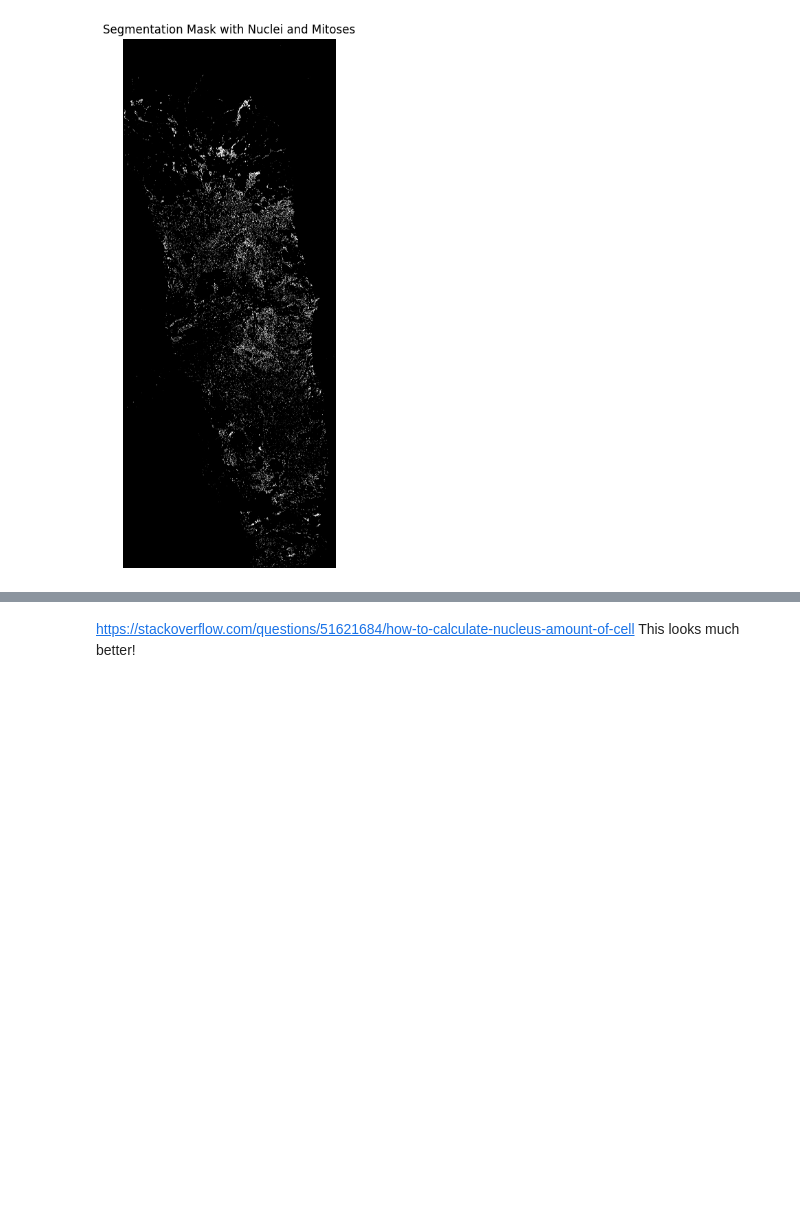
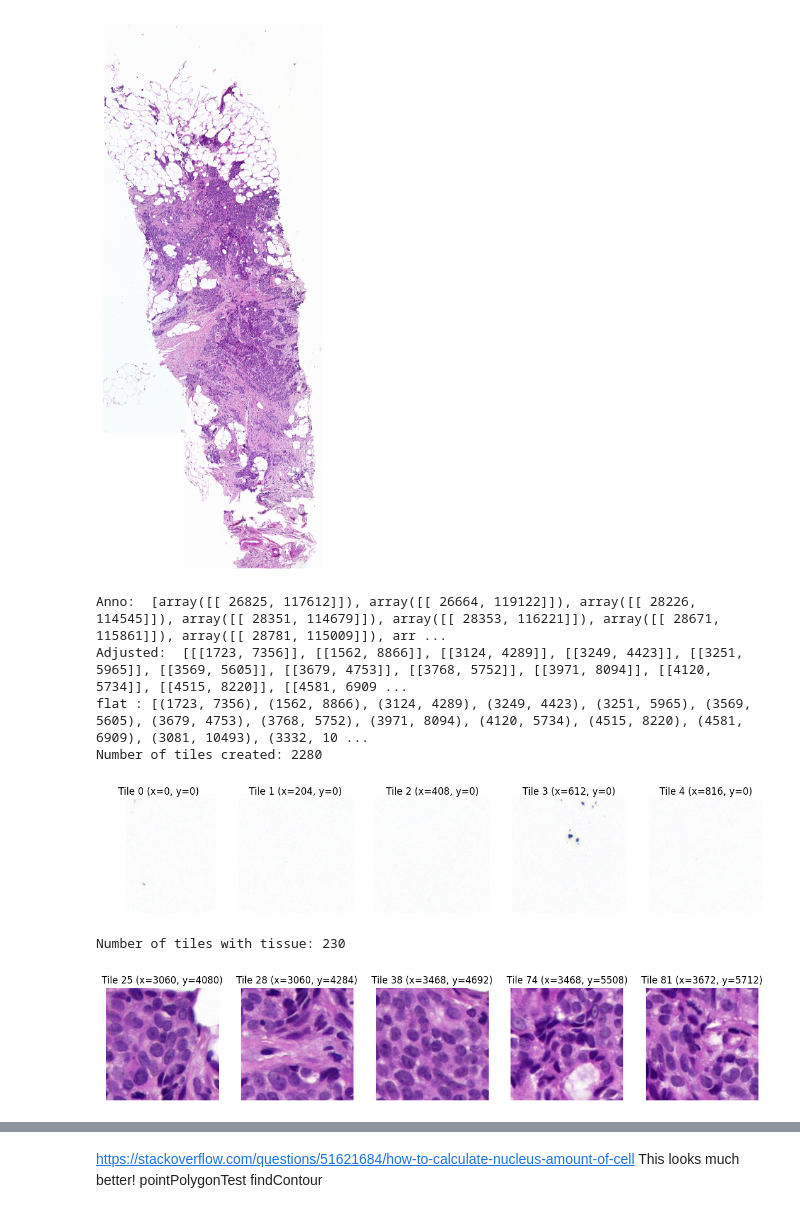
Before and after one commit to buayanil/image-processing, a Jupyter notebook: Beleg2.ipynb, the cells around one changed output, grey strips where cells are left out. Saved outputs shown, nothing was run; the diff lists cells and outputs as text; code cells hidden in the pictures; blank space fills up the shorter version.

Commit message:
samain tile yang di show, tambahin hinweis dari tom

```diff
--- a/Beleg2.ipynb
+++ b/Beleg2.ipynb
@@ -119,7 +119,7 @@ def display_selected_tissue_tiles(tissue_tiles, tile_indices):
 
 # Display selected tiles with tissue
 # You can change the indices to any other values you prefer
-display_selected_tissue_tiles(tissue_tiles, tile_indices=[25, 28, 38, 144, 228])
+display_selected_tissue_tiles(tissue_tiles, tile_indices=[25, 28, 38, 74, 81])
 
 def create_segmentation_mask(tile, tile_coords, mitosis_coords):
     tile_x, tile_y = tile_coords
@@ -142,31 +142,38 @@ def create_segmentation_mask(tile, tile_coords, mitosis_coords):
             if 0 <= local_x < tile_size and 0 <= local_y < tile_size:
                 mask[local_y, local_x] = 127  # Gray for mitosis
                 contains_mitosis = True
 
     return mask, contains_mitosis
 
 # Generate masks and store them correctly in the masks list
 masks = []
 for (x, y, tile) in tissue_tiles:
     mask, contains_mitosis = create_segmentation_mask(tile, (x, y), flat_list)
     masks.append((mask, contains_mitosis))  # Append as a tuple
 
 # Function to display selected segmentation masks
 def display_selected_masks(mask_data, tile_indices):
     plt.figure(figsize=(15, 15))
     for i, tile_index in enumerate(tile_indices):
         mask, contains_mitosis = mask_data[tile_index]  # Unpack the tuple
         plt.subplot(1, len(tile_indices), i + 1)
         plt.imshow(mask, cmap='gray')  # Display using grayscale to show black, gray, white
         title_text = f'Mask {tile_index}' + (" (Mitosis)" if contains_mitosis else "")
         plt.title(title_text)
         plt.axis('off')
     plt.show()
 
 # Assuming masks is now a list of tuples (mask, contains_mitosis)
 # Example mask data: [(mask1, True), (mask2, False), (mask3, True), (mask4, False), (mask5, True)]
 # Display selected segmentation masks, you can adjust the indices based on where mitoses are found
 tile_indices_with_mitoses = [i for i, mask_info in enumerate(masks) if mask_info[1]]
 display_selected_masks(masks, tile_indices_with_mitoses[:5])  # Display the first 5 tiles containing mitoses
 # %% [output]
-[figure, old version]
+[figure, new version]
+Anno:  [array([[ 26825, 117612]]), array([[ 26664, 119122]]), array([[ 28226, 114545]]), array([[ 28351, 114679]]), array([[ 28353, 116221]]), array([[ 28671, 115861]]), array([[ 28781, 115009]]), arr ...
+Adjusted:  [[[1723, 7356]], [[1562, 8866]], [[3124, 4289]], [[3249, 4423]], [[3251, 5965]], [[3569, 5605]], [[3679, 4753]], [[3768, 5752]], [[3971, 8094]], [[4120, 5734]], [[4515, 8220]], [[4581, 6909 ...
+flat : [(1723, 7356), (1562, 8866), (3124, 4289), (3249, 4423), (3251, 5965), (3569, 5605), (3679, 4753), (3768, 5752), (3971, 8094), (4120, 5734), (4515, 8220), (4581, 6909), (3081, 10493), (3332, 10 ...
+Number of tiles created: 2280
+[figure, added]
+Number of tiles with tissue: 230
+[figure, added]
@@ -173,3 +181,5 @@ display_selected_masks(masks, tile_indices_with_mitoses[:5])  # Display the firs
 # %% [markdown]
 https://stackoverflow.com/questions/51621684/how-to-calculate-nucleus-amount-of-cell
 This looks much better!
+pointPolygonTest
+findContour
```
Also changed, not shown: parts of 1 cell of this notebook.
